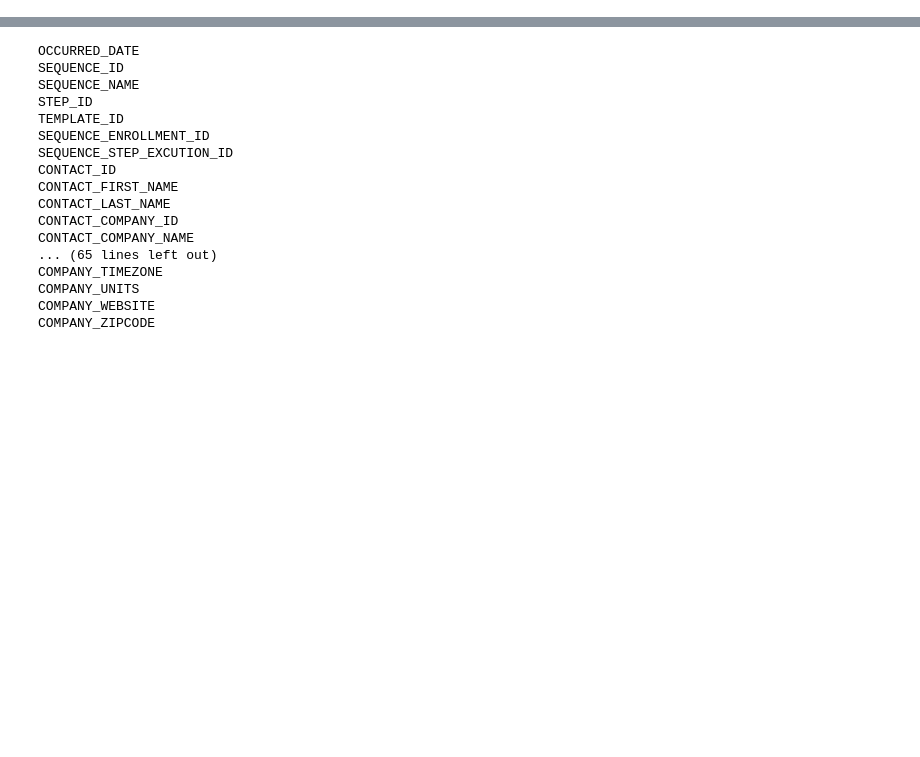
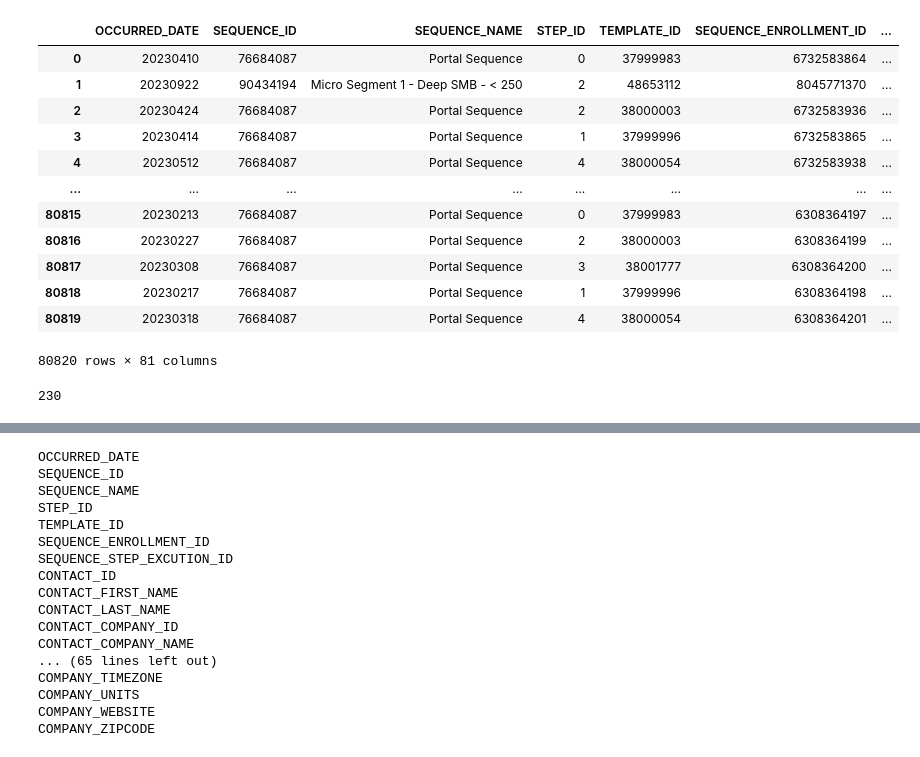
Before and after one commit to xiangpingflex/flex2-prospector-AI, a Jupyter notebook: experiments/notebooks/sequence_cat.ipynb, the cells around one changed output, grey strips where cells are left out. Drawn from its saved outputs; the diff is of its cells as text; code cells hidden in the pictures; blank space fills up the shorter version.

```diff
--- a/experiments/notebooks/sequence_cat.ipynb
+++ b/experiments/notebooks/sequence_cat.ipynb
@@ -24,3 +28,23 @@ pd.options.display.max_columns = 200
 # %%
 # read from csv
 df_sequence_20230101 = pd.read_csv('../data/sequence_20230101.csv', sep='|')
+# %%
+df_sequence_20230101
+# %% [output]
+|  | OCCURRED_DATE | SEQUENCE_ID | SEQUENCE_NAME | STEP_ID | TEMPLATE_ID | SEQUENCE_ENROLLMENT_ID | ... |
+| 0 | 20230410 | 76684087 | Portal Sequence | 0 | 37999983 | 6732583864 | ... |
+| 1 | 20230922 | 90434194 | Micro Segment 1 - Deep SMB - < 250 | 2 | 48653112 | 8045771370 | ... |
+| 2 | 20230424 | 76684087 | Portal Sequence | 2 | 38000003 | 6732583936 | ... |
+| 3 | 20230414 | 76684087 | Portal Sequence | 1 | 37999996 | 6732583865 | ... |
+| 4 | 20230512 | 76684087 | Portal Sequence | 4 | 38000054 | 6732583938 | ... |
+| ... | ... | ... | ... | ... | ... | ... | ... |
+| 80815 | 20230213 | 76684087 | Portal Sequence | 0 | 37999983 | 6308364197 | ... |
+| 80816 | 20230227 | 76684087 | Portal Sequence | 2 | 38000003 | 6308364199 | ... |
+| 80817 | 20230308 | 76684087 | Portal Sequence | 3 | 38001777 | 6308364200 | ... |
+| 80818 | 20230217 | 76684087 | Portal Sequence | 1 | 37999996 | 6308364198 | ... |
+| 80819 | 20230318 | 76684087 | Portal Sequence | 4 | 38000054 | 6308364201 | ... |
+80820 rows × 81 columns
+# %%
+df_sequence_20230101['SEQUENCE_ID'].nunique()
+# %% [output]
+230
```
Also changed, not shown: parts of 25 cells of this notebook.
